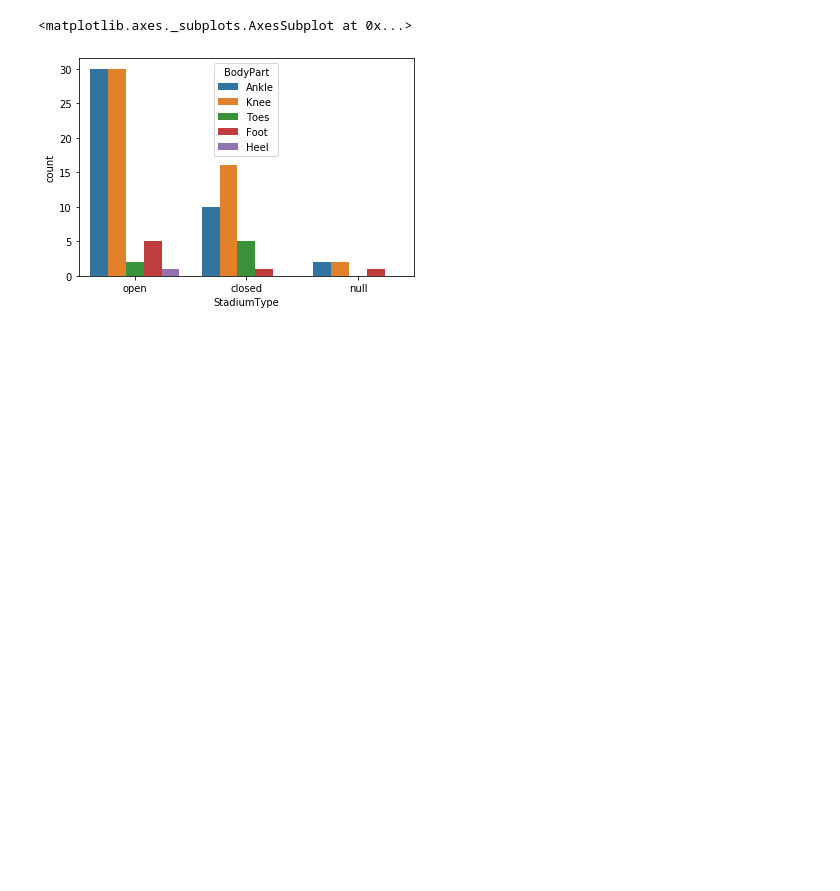
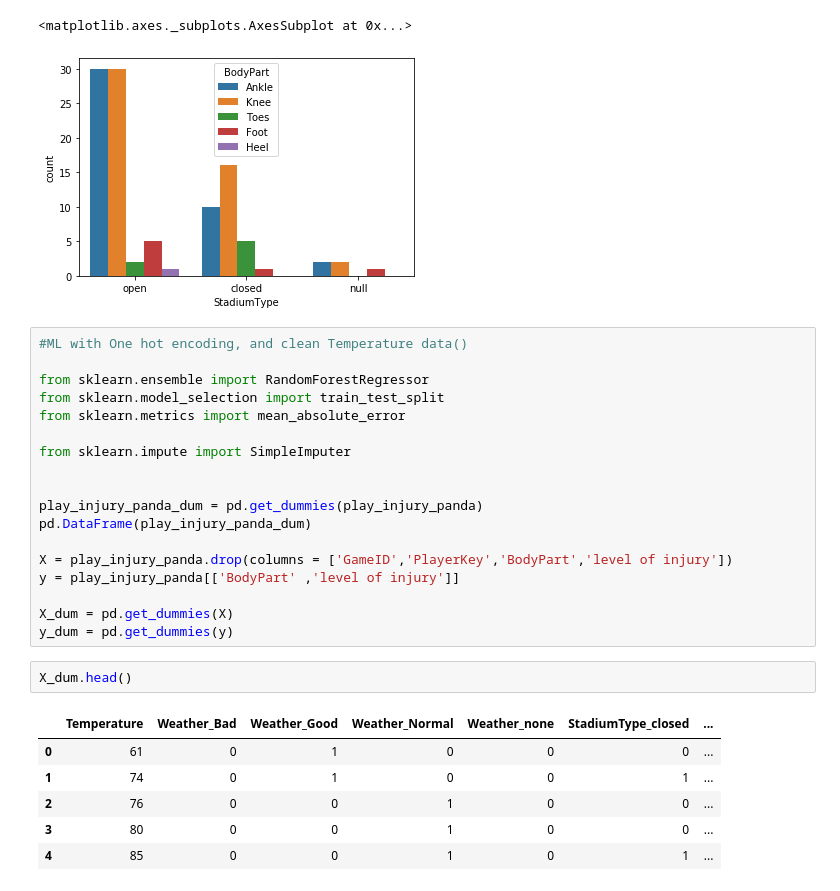
Before and after one commit to cwingho/NFL_Analytics, a Jupyter notebook: Barry/injury-play.ipynb, the cells around one changed output. Drawn from its saved outputs; the diff is of its cells as text; blank space fills up the shorter version.

```diff
--- a/Barry/injury-play.ipynb
+++ b/Barry/injury-play.ipynb
@@ -354,3 +377,30 @@ sns.countplot(x="StadiumType", data=play_injury_panda, hue='BodyPart')
 # %% [output]
 <matplotlib.axes._subplots.AxesSubplot at 0x...>
 [figure]
+# %%
+#ML with One hot encoding, and clean Temperature data()
+
+from sklearn.ensemble import RandomForestRegressor
+from sklearn.model_selection import train_test_split
+from sklearn.metrics import mean_absolute_error
+
+from sklearn.impute import SimpleImputer
+
+
+play_injury_panda_dum = pd.get_dummies(play_injury_panda)
+pd.DataFrame(play_injury_panda_dum)
+
+X = play_injury_panda.drop(columns = ['GameID','PlayerKey','BodyPart','level of injury'])
+y = play_injury_panda[['BodyPart' ,'level of injury']]
+
+X_dum = pd.get_dummies(X)
+y_dum = pd.get_dummies(y)
+# %%
+X_dum.head()
+# %% [output]
+|  | Temperature | Weather_Bad | Weather_Good | Weather_Normal | Weather_none | StadiumType_closed | ... |
+| 0 | 61 | 0 | 1 | 0 | 0 | 0 | ... |
+| 1 | 74 | 0 | 1 | 0 | 0 | 1 | ... |
+| 2 | 76 | 0 | 0 | 1 | 0 | 0 | ... |
+| 3 | 80 | 0 | 0 | 1 | 0 | 0 | ... |
+| 4 | 85 | 0 | 0 | 1 | 0 | 1 | ... |
```
Also changed, not shown: parts of 9 cells of this notebook.
